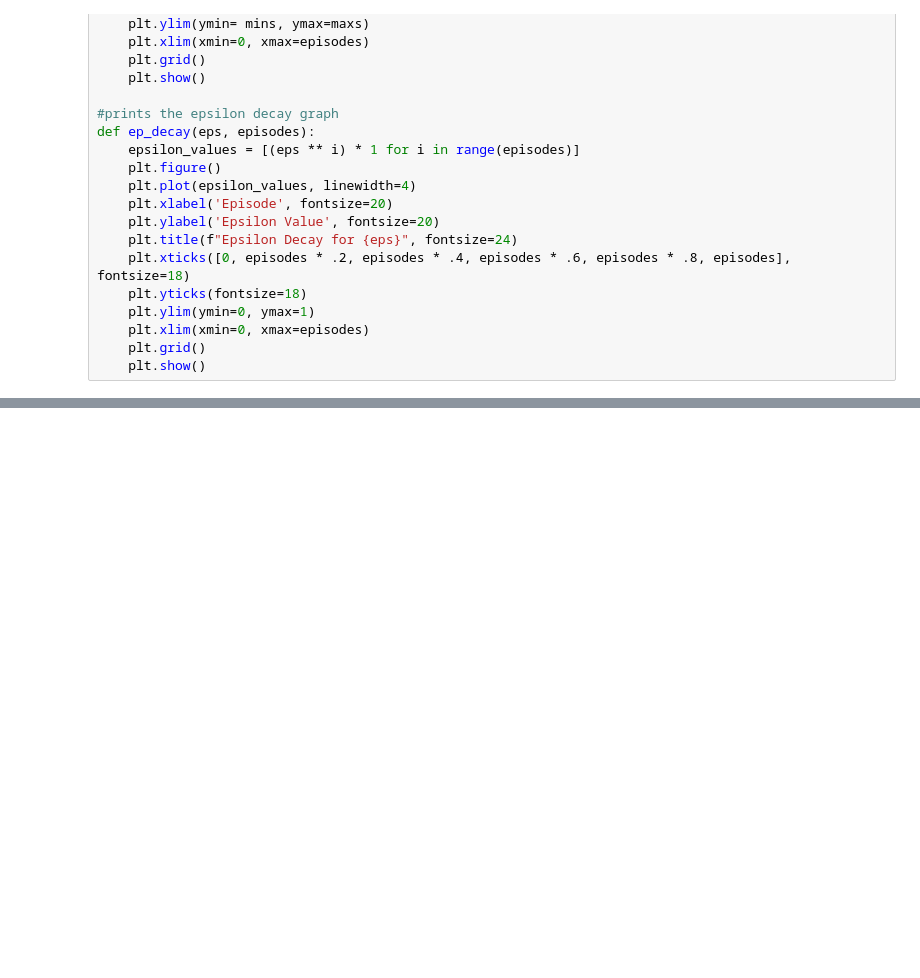
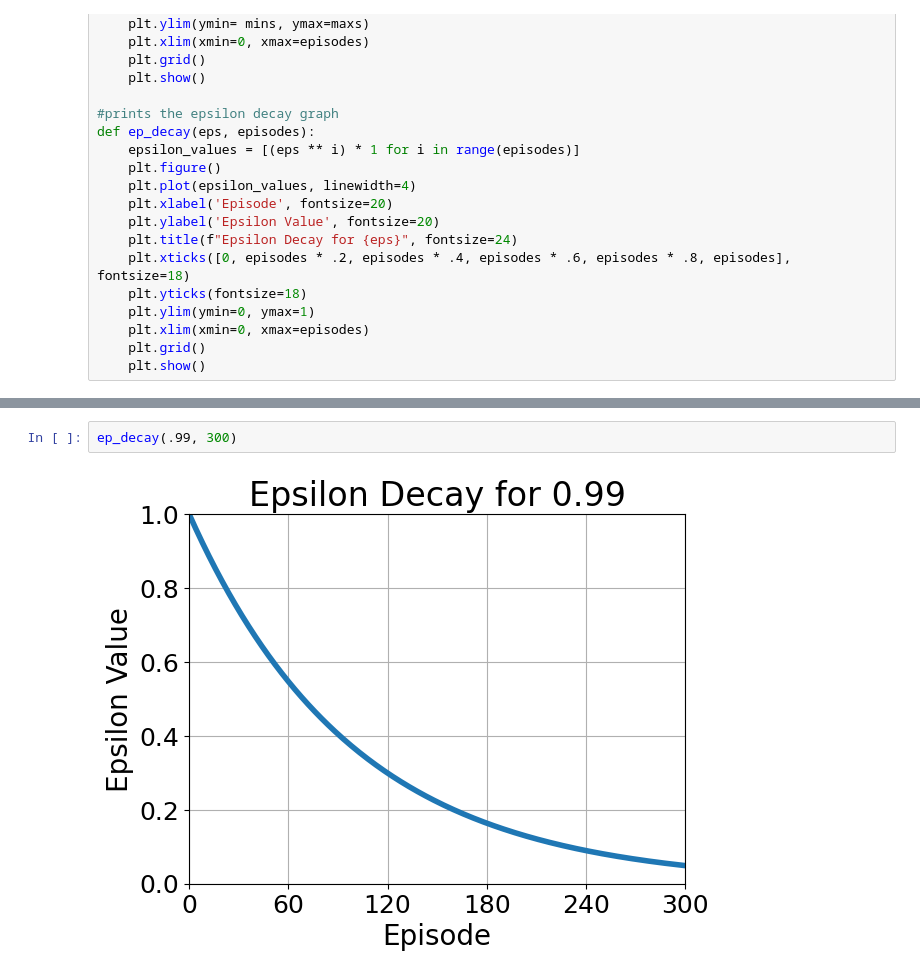
Before and after one commit to awseq12/assigment2, a Jupyter notebook: assignment_2_part_2/drpreisl_angustsa_grid_world.ipynb, the cells around one changed output, grey strips where cells are left out. Cells and saved outputs as stored; diff of their text form; blank space fills up the shorter version.

```diff
--- a/assignment_2_part_2/drpreisl_angustsa_grid_world.ipynb
+++ b/assignment_2_part_2/drpreisl_angustsa_grid_world.ipynb
@@ -335,0 +331,4 @@ reward_print(total_rewards, 5, "grid world")
+# %%
+ep_decay(.99, 300)
+# %% [output]
+[figure, added]
```
Also changed, not shown: parts of 3 cells of this notebook, 2 other files.
